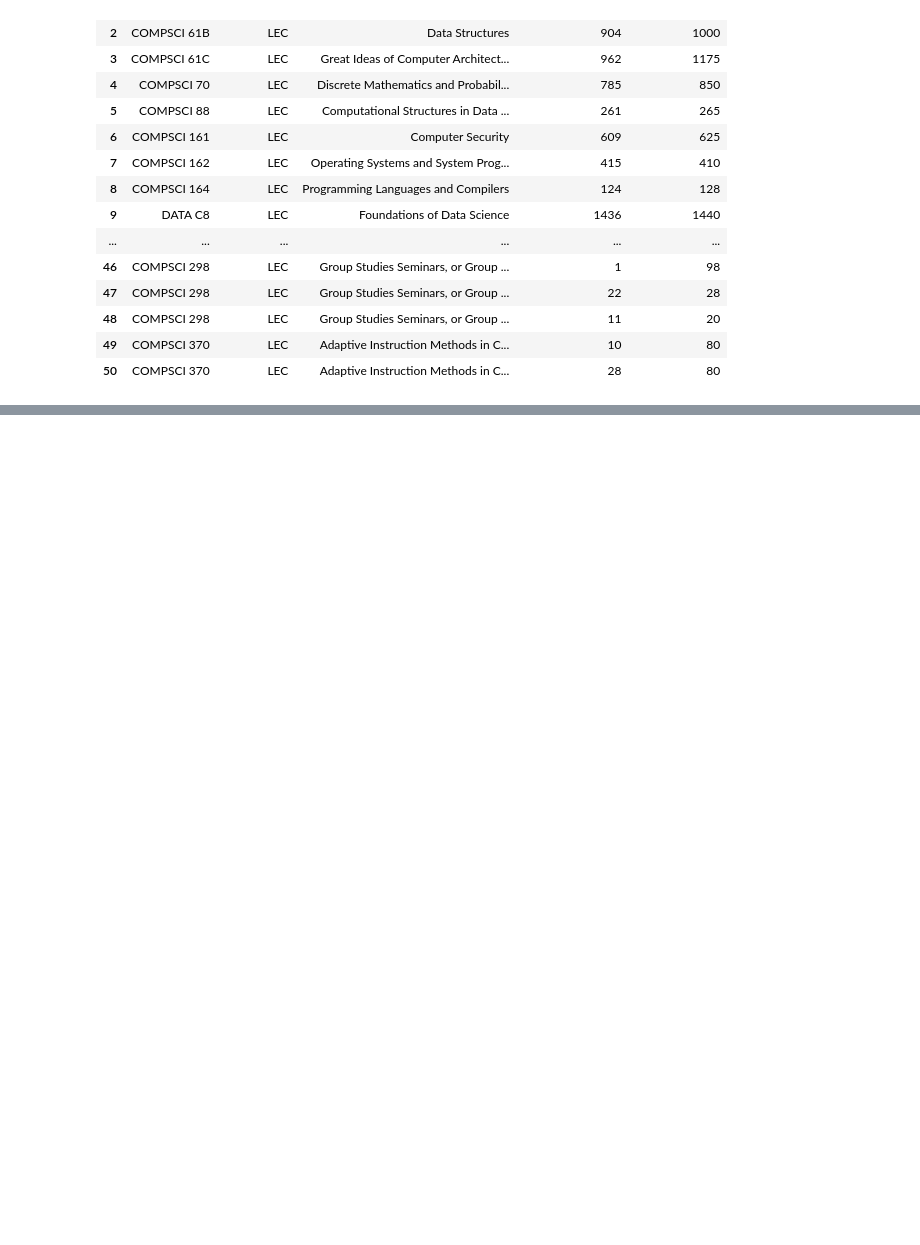
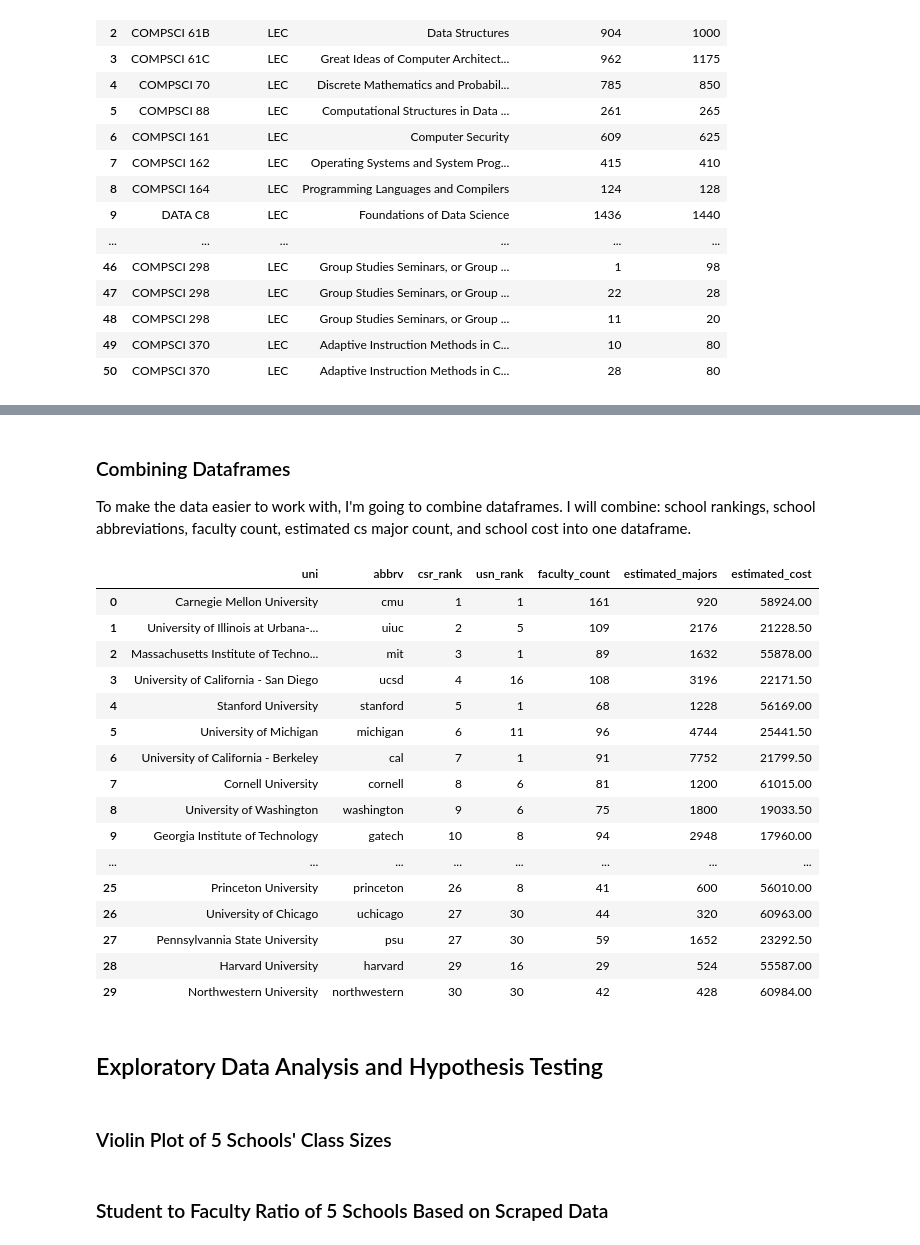
Before and after one commit to benjaminnow/cs_class_sizes, a Jupyter notebook: csdepts/csdepts.ipynb, the cells around one changed output, grey strips where cells are left out. Saved outputs shown, nothing was run; the diff lists cells and outputs as text; code cells hidden in the pictures; blank space fills up the shorter version.

Commit message:
onto eda and hypo testing

```diff
--- a/csdepts/csdepts.ipynb
+++ b/csdepts/csdepts.ipynb
@@ -746,0 +867,3 @@ berkeley
+# %%
+cost = pd.read_csv("cost.csv")
+cost
@@ -746,0 +892,3 @@ berkeley
+# %%
+abbreviations = pd.read_csv("abbreviations.csv")
+abbreviations
@@ -746,0 +921,11 @@ berkeley
+# %%
+# first change Cornell and Washington just to have their estimates instead of the "+" in the estimate
+degrees_conferred.at[7, "Degrees Conferred"] = 300
+degrees_conferred.at[8, "Degrees Conferred"] = 450
+# convert column to numeric
+degrees_conferred["Degrees Conferred"] = pd.to_numeric(degrees_conferred["Degrees Conferred"])
+degrees_conferred["estimated_majors"] = degrees_conferred["Degrees Conferred"] * 4
+
+estimated_majors = pd.concat([degrees_conferred["University"], degrees_conferred["estimated_majors"]], axis=1)
+
+estimated_majors
@@ -746,0 +954,11 @@ berkeley
+# %%
+import math
+
+def estimate_cost(row):
+    if not math.isnan(row["in state"]):
+        return row["in state"] * 0.75 + row["out of state"] * 0.25
+    else:
+        return row["out of state"]
+
+cost["estimated_cost"] = cost.apply(lambda row: estimate_cost(row), axis=1)
+cost
@@ -746,0 +983,38 @@ berkeley
+# %% [markdown]
+### Combining Dataframes
+
+To make the data easier to work with, I'm going to combine dataframes. I will combine: school rankings, school abbreviations, faculty count, estimated cs major count, and school cost into one dataframe.
+# %%
+cs_depts = pd.concat([rankings["University"], abbreviations["Abbreviation"],
+                      rankings["CSRankgings Rank"], rankings["USNews Rank"],
+                      faculty_counts["Faculty Count"], estimated_majors["estimated_majors"],
+                      cost["estimated_cost"]], axis=1)
+
+# renaming columns
+cs_depts = cs_depts.rename(columns={"University": "uni", "Abbreviation": "abbrv", "CSRankgings Rank": "csr_rank", "USNews Rank": "usn_rank", "Faculty Count": "faculty_count"})
+
+cs_depts
+# %% [output]
+|  | uni | abbrv | csr_rank | usn_rank | faculty_count | estimated_majors | estimated_cost |
+| 0 | Carnegie Mellon University | cmu | 1 | 1 | 161 | 920 | 58924.00 |
+| 1 | University of Illinois at Urbana-... | uiuc | 2 | 5 | 109 | 2176 | 21228.50 |
+| 2 | Massachusetts Institute of Techno... | mit | 3 | 1 | 89 | 1632 | 55878.00 |
+| 3 | University of California - San Diego | ucsd | 4 | 16 | 108 | 3196 | 22171.50 |
+| 4 | Stanford University | stanford | 5 | 1 | 68 | 1228 | 56169.00 |
+| 5 | University of Michigan | michigan | 6 | 11 | 96 | 4744 | 25441.50 |
+| 6 | University of California - Berkeley | cal | 7 | 1 | 91 | 7752 | 21799.50 |
+| 7 | Cornell University | cornell | 8 | 6 | 81 | 1200 | 61015.00 |
+| 8 | University of Washington | washington | 9 | 6 | 75 | 1800 | 19033.50 |
+| 9 | Georgia Institute of Technology | gatech | 10 | 8 | 94 | 2948 | 17960.00 |
+| ... | ... | ... | ... | ... | ... | ... | ... |
+| 25 | Princeton University | princeton | 26 | 8 | 41 | 600 | 56010.00 |
+| 26 | University of Chicago | uchicago | 27 | 30 | 44 | 320 | 60963.00 |
+| 27 | Pennsylvannia State University | psu | 27 | 30 | 59 | 1652 | 23292.50 |
+| 28 | Harvard University | harvard | 29 | 16 | 29 | 524 | 55587.00 |
+| 29 | Northwestern University | northwestern | 30 | 30 | 42 | 428 | 60984.00 |
+# %% [markdown]
+## Exploratory Data Analysis and Hypothesis Testing
+# %% [markdown]
+### Violin Plot of 5 Schools' Class Sizes
+# %% [markdown]
+### Student to Faculty Ratio of 5 Schools Based on Scraped Data
```
Also changed, not shown: parts of 22 cells of this notebook, 2 other files.
